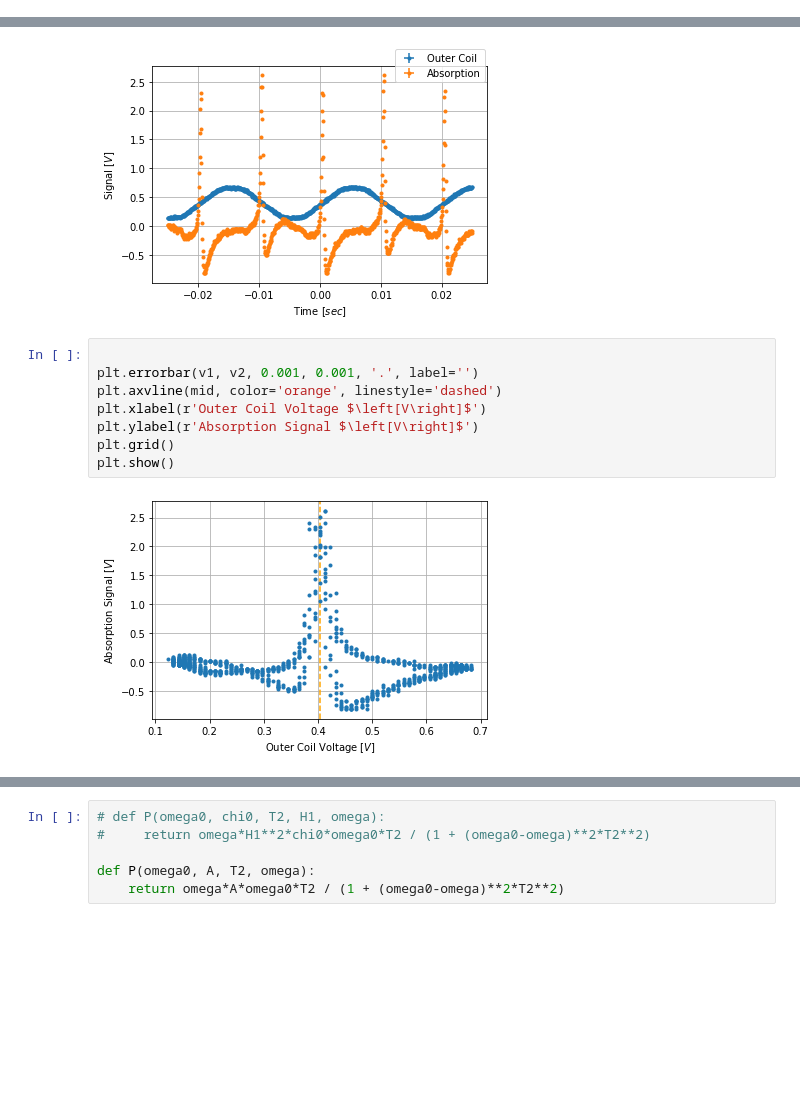
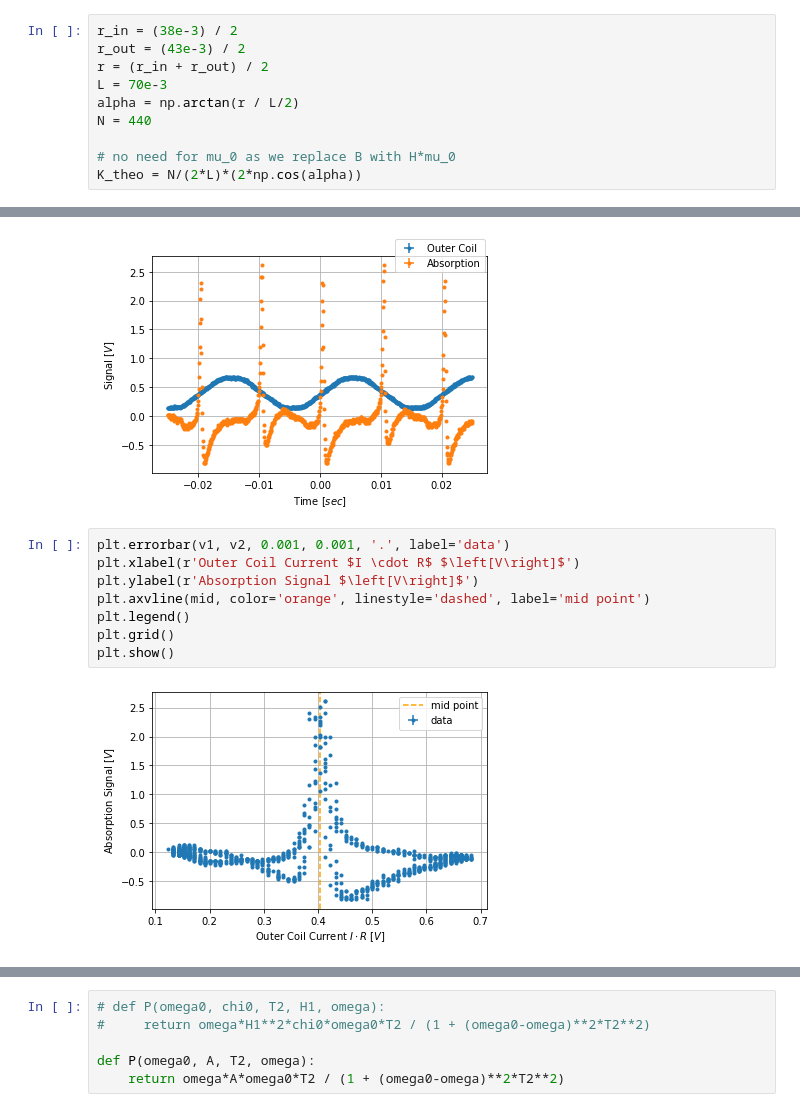
Before and after one commit to FlipperCoin/lab-4, a Jupyter notebook: esr/esr.ipynb, the cells around one changed output, grey strips where cells are left out. Cells and saved outputs as stored; diff of their text form; blank space fills up the shorter version.

```diff
--- a/esr/esr.ipynb
+++ b/esr/esr.ipynb
@@ -23,6 +25,16 @@ R_pdf = ufloat(0.82, 0.05*0.82)
 R_calc_1 = ufloat(402e-3,30e-3)/ufloat(0.5192,0.0001)
 R_calc_2 = ufloat(426.6e-3, 0.1e-3)/ufloat(0.5233,0.0001)
 R=R_calc_2
+# %%
+r_in = (38e-3) / 2
+r_out = (43e-3) / 2
+r = (r_in + r_out) / 2
+L = 70e-3
+alpha = np.arctan(r / L/2)
+N = 440
+
+# no need for mu_0 as we replace B with H*mu_0
+K_theo = N/(2*L)*(2*np.cos(alpha))
 # %%
 p = pd.read_csv("data/min_mod_1 0.csv", sep=',', header=1, usecols=[3,4,5])
 
@@ -200,15 +233,15 @@ mid = (right + left) / 2
 # %% [output]
 [figure]
 # %%
-
-plt.errorbar(v1, v2, 0.001, 0.001, '.', label='')
-plt.axvline(mid, color='orange', linestyle='dashed')
-plt.xlabel(r'Outer Coil Voltage $\left[V\right]$')
+plt.errorbar(v1, v2, 0.001, 0.001, '.', label='data')
+plt.xlabel(r'Outer Coil Current $I \cdot R$ $\left[V\right]$')
 plt.ylabel(r'Absorption Signal $\left[V\right]$')
+plt.axvline(mid, color='orange', linestyle='dashed', label='mid point')
+plt.legend()
 plt.grid()
 plt.show()
 # %% [output]
-[figure, old version]
+[figure, new version]
 # %%
 c_ratio = 11.5 #pm 1
 wavegen_freq = 1000 # hz
```
Also changed, not shown: parts of 22 cells of this notebook.
